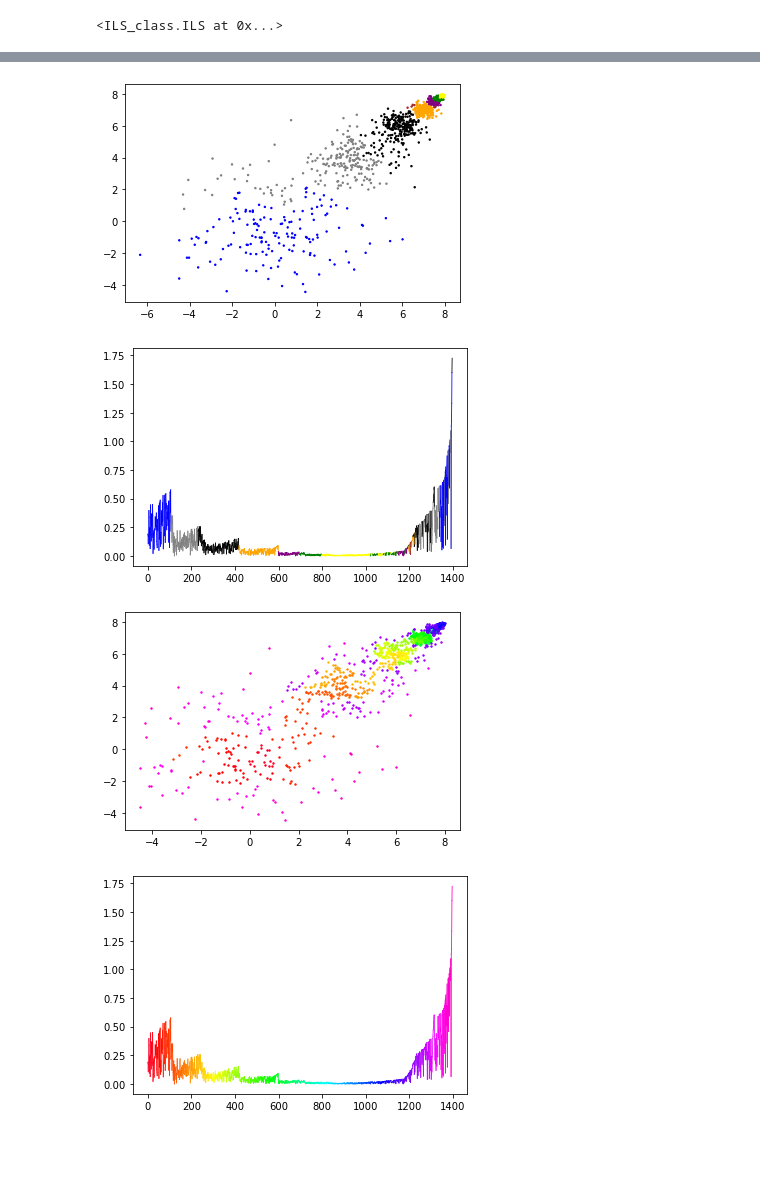
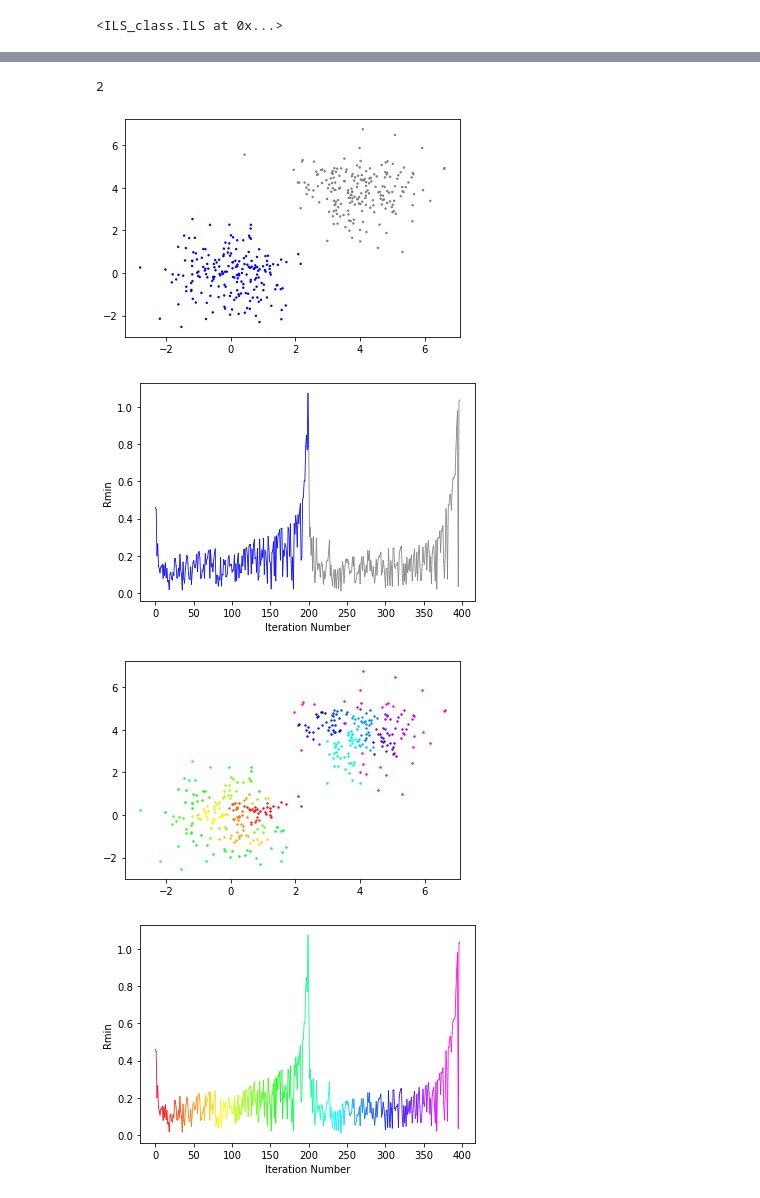
Before and after one commit to kayla-lixinyi/Summer-Project-Advanced-and-Interpretable-Unsupervised-Learning, a Jupyter notebook: Testing/ILS_tests_plots.ipynb, the cells around one changed output, grey strips where cells are left out. Saved outputs shown, nothing was run; the diff lists cells and outputs as text; code cells hidden in the pictures; blank space fills up the shorter version.

```diff
--- a/Testing/ILS_tests_plots.ipynb
+++ b/Testing/ILS_tests_plots.ipynb
@@ -56,21 +56,17 @@ testILS.rainbow_rmin()
 # %%
-a = np.random.normal(0, 2, (200, 2))
+a = np.random.normal(0, 1, (200, 2))
 b = np.random.normal(4, 1, (200, 2))
-c = np.random.normal(6, 0.5, (200, 2))
-d = np.random.normal(7, 0.25, (200, 2))
-e = np.random.normal(7.5, 0.125, (200, 2))
-f = np.random.normal(7.75, 0.06725, (200, 2))
-g = np.random.normal(7.88, 0.03225, (200, 2))
-test = np.concatenate((a, b, c, d, e, f, g), axis = 0)
+test = np.concatenate((a, b), axis = 0)
 
-testILS = ILS(min_cluster_size = 100, significance = 2.56)
+testILS = ILS(n_clusters = 2, significance = 2.56)
 testILS.fit(test)
 testILS.plot_labels()
 testILS.coloured_rmin()
 testILS.rainbow_rmin()
 # %% [output]
+2
-[figure, old version]
+[figure, new version]
-[figure, old version]
+[figure, new version]
-[figure, old version]
+[figure, new version]
-[figure, old version]
+[figure, new version]
 # %%
```
Also changed, not shown: parts of 7 cells of this notebook, 4 other files.
